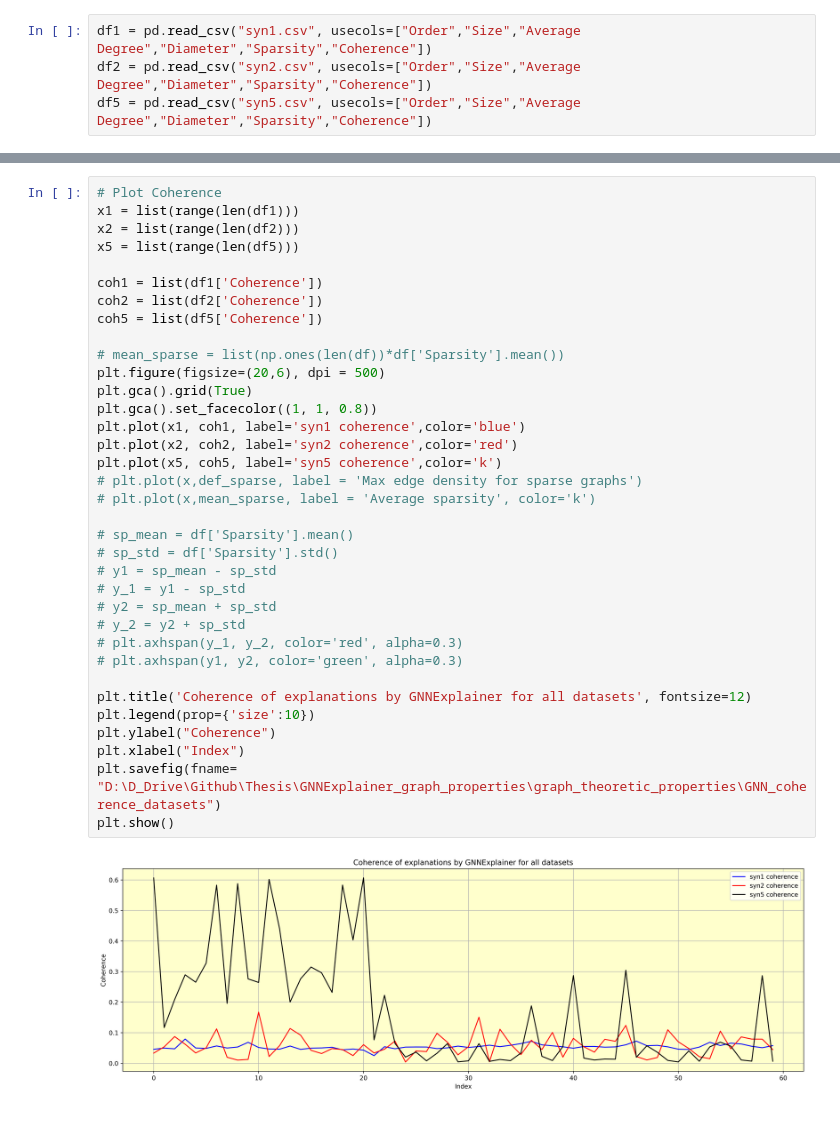
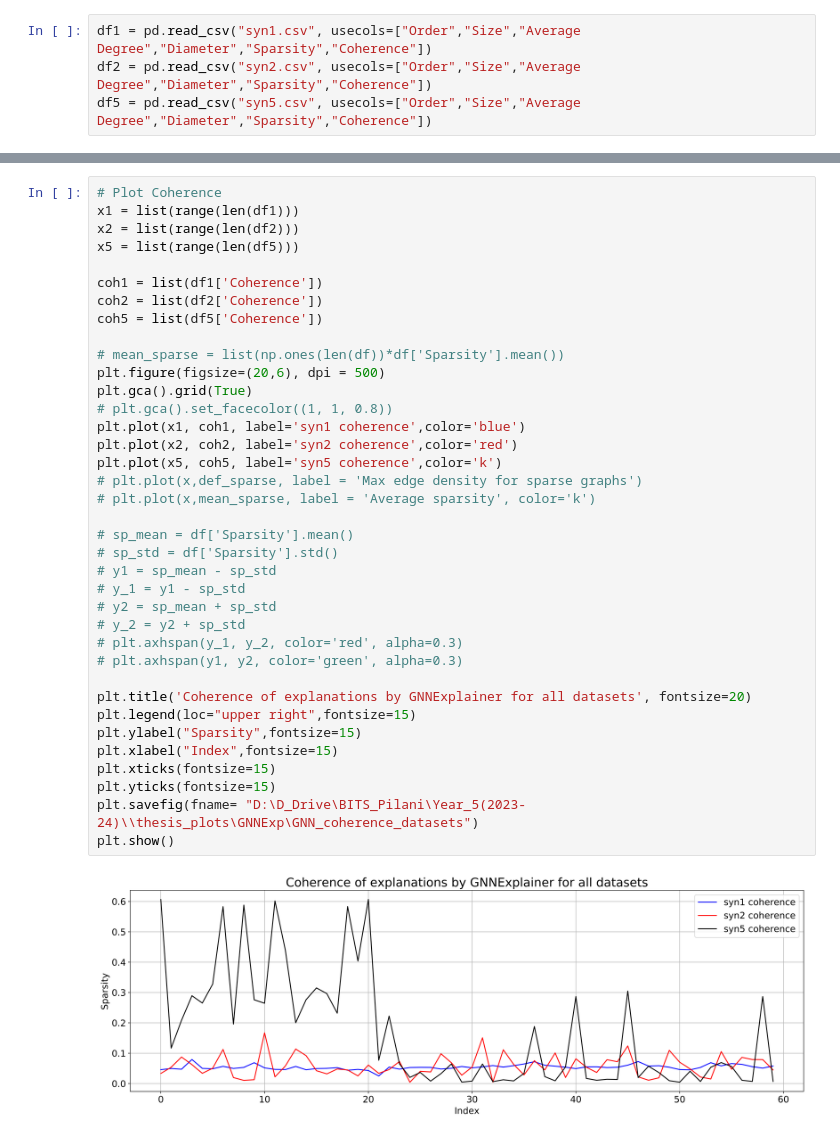
Before and after one commit to ASudu/GNNExplainer_graph_properties, a Jupyter notebook: graph_theoretic_properties/combine.ipynb, the cells around one changed output, grey strips where cells are left out. Saved outputs shown, nothing was run; the diff lists cells and outputs as text.

Commit message:
modified plot backgrounds

```diff
--- a/graph_theoretic_properties/combine.ipynb
+++ b/graph_theoretic_properties/combine.ipynb
@@ -46,37 +48,39 @@ plt.show()
 # %%
 # Plot Coherence
 x1 = list(range(len(df1)))
 x2 = list(range(len(df2)))
 x5 = list(range(len(df5)))
 
 coh1 = list(df1['Coherence'])
 coh2 = list(df2['Coherence'])
 coh5 = list(df5['Coherence'])
 
 # mean_sparse = list(np.ones(len(df))*df['Sparsity'].mean())
 plt.figure(figsize=(20,6), dpi = 500)
 plt.gca().grid(True)
-plt.gca().set_facecolor((1, 1, 0.8))
+# plt.gca().set_facecolor((1, 1, 0.8))
 plt.plot(x1, coh1, label='syn1 coherence',color='blue')
 plt.plot(x2, coh2, label='syn2 coherence',color='red')
 plt.plot(x5, coh5, label='syn5 coherence',color='k')
 # plt.plot(x,def_sparse, label = 'Max edge density for sparse graphs')
 # plt.plot(x,mean_sparse, label = 'Average sparsity', color='k')
 
 # sp_mean = df['Sparsity'].mean()
 # sp_std = df['Sparsity'].std()
 # y1 = sp_mean - sp_std
 # y_1 = y1 - sp_std
 # y2 = sp_mean + sp_std
 # y_2 = y2 + sp_std
 # plt.axhspan(y_1, y_2, color='red', alpha=0.3)
 # plt.axhspan(y1, y2, color='green', alpha=0.3)
 
-plt.title('Coherence of explanations by GNNExplainer for all datasets', fontsize=12)
-plt.legend(prop={'size':10})
-plt.ylabel("Coherence")
-plt.xlabel("Index")
-plt.savefig(fname= "D:\D_Drive\Github\Thesis\GNNExplainer_graph_properties\graph_theoretic_properties\GNN_coherence_datasets")
+plt.title('Coherence of explanations by GNNExplainer for all datasets', fontsize=20)
+plt.legend(loc="upper right",fontsize=15)
+plt.ylabel("Sparsity",fontsize=15)
+plt.xlabel("Index",fontsize=15)
+plt.xticks(fontsize=15)
+plt.yticks(fontsize=15)
+plt.savefig(fname= "D:\D_Drive\BITS_Pilani\Year_5(2023-24)\\thesis_plots\GNNExp\GNN_coherence_datasets")
 plt.show()
 # %% [output]
-[figure, old version]
+[figure, new version]
```
Also changed, not shown: parts of 1 cell of this notebook.
